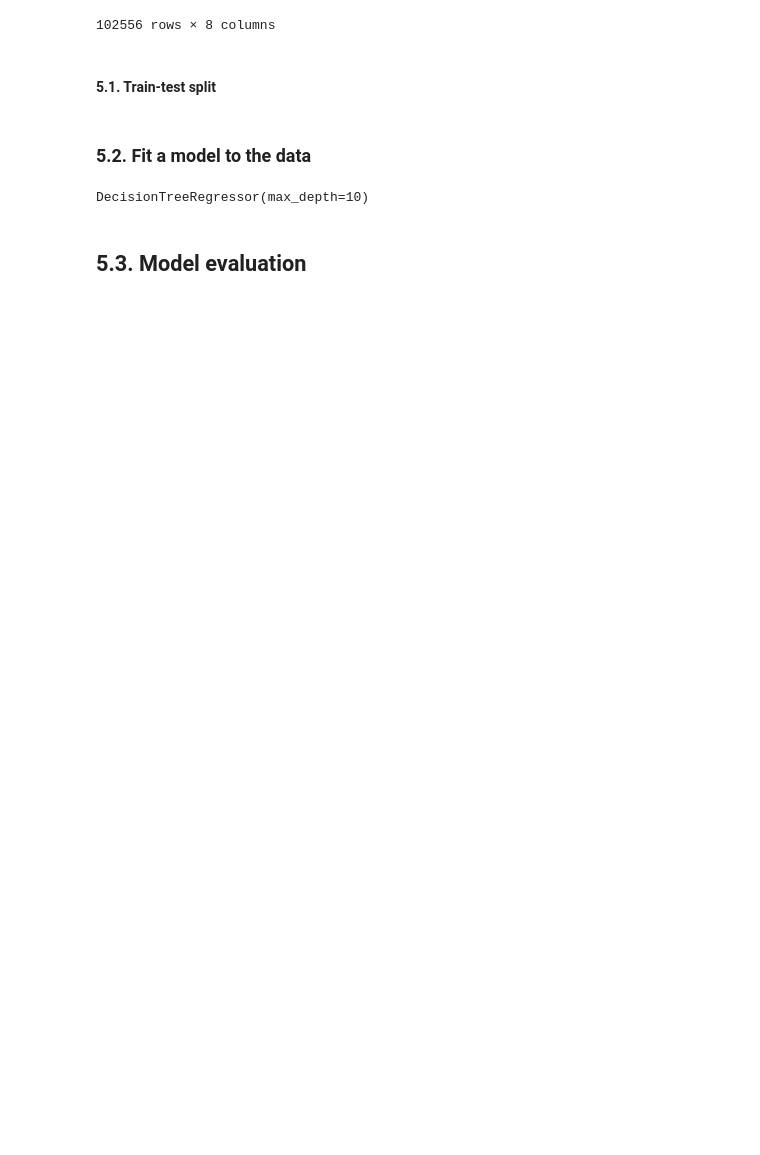
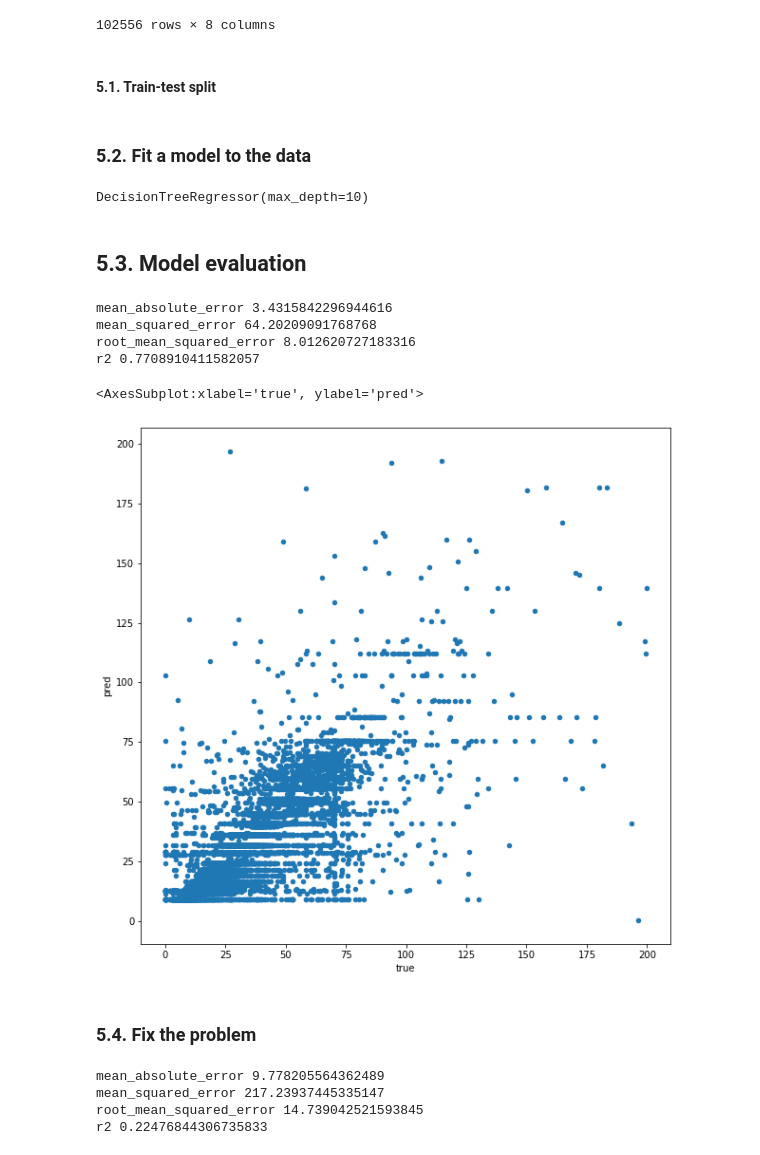
Before and after one commit to kokorie1/New-York-Taxi-Analysis, a Jupyter notebook: Presentable notebook.ipynb, the cells around one changed output. Cells and saved outputs as stored; diff of their text form; code cells hidden in the pictures; blank space fills up the shorter version.

```diff
--- a/Presentable notebook.ipynb
+++ b/Presentable notebook.ipynb
@@ -441,3 +441,37 @@ tree.fit(X_train_b, y_train_b)
 DecisionTreeRegressor(max_depth=10)
 # %% [markdown]
 ## 5.3. Model evaluation
+# %%
+#### Evaluating the metrics
+model_at_hand = tree
+
+y_pred_b = model_at_hand.predict(X_test_b)   ### using the decision tree model to predict everything that is in the dataset
+
+from math import sqrt
+from sklearn.metrics import r2_score
+from sklearn.metrics import mean_squared_error
+from sklearn.metrics import mean_absolute_error
+
+print('mean_absolute_error', mean_absolute_error(y_test_b, y_pred_b))    #### comparing the predicitions to the target value to see how good the model is.
+print('mean_squared_error', mean_squared_error(y_test_b, y_pred_b))
+print('root_mean_squared_error', sqrt(mean_squared_error(y_test_b, y_pred_b)))
+print('r2', r2_score(y_test_b, y_pred_b))
+#### The metrics are basically a way of quatifying how good or bad the model is.
+#### The mean absolute error is the difference between the prediction and the actual value. E.g if the actual value a rider paid is $20 and the model predicts $15, then the difference is $5 and is absolute because nomatter what the value is, we take the absolute value. Therefore, this predicts dataset predicts -+$3 for the dataset.
+#### The mean squared error is the difference between the actual value and the predicting followed by a squaring the value. If there is a bigger difference, it exagerates the dataset better. The bigger the error, the bigger the problem with the model. The smaller the better.
+#### Root mean square error is basically the rooted version of the squared error. This is used to check the relationship with the mean absolute error. While exagerating the higher errors, it is important to stay on the same level with the mean absolute error for easy comparison to check for big errors.
+#### r2 shows how good the model pattern fits the dataset on a 100% scale. Its between 0 - 1. If r2 is close to 1, it shows the mean value predicting is very good and 1 is perfect. Meaning the model is perfectly fitting the pattern of the dataset.
+# %% [output]
+mean_absolute_error 3.4315842296944616
+mean_squared_error 64.20209091768768
+root_mean_squared_error 8.012620727183316
+r2 0.7708910411582057
+# %%
+data = {'true': y_test_b, 'pred': y_pred_b}
+results = pd.DataFrame(data)
+
+results.plot(figsize=(10,10), kind='scatter', x='true', y='pred')
+#### From the below plot, x-axis is the true values and y-axis is the predicted values. A linear curve shows it fits perfectly. However this is not the case here although the pattern can be seen from the plot.
+# %% [output]
+<AxesSubplot:xlabel='true', ylabel='pred'>
+[figure, added]
@@ -443,0 +480,45 @@ DecisionTreeRegressor(max_depth=10)
+# %% [markdown]
+### 5.4. Fix the problem
+# %%
+from sklearn.tree import DecisionTreeRegressor
+from math import sqrt
+from sklearn.metrics import r2_score
+from sklearn.metrics import mean_squared_error
+from sklearn.metrics import mean_absolute_error
+from sklearn.model_selection import train_test_split
+categorical_features_benchmark = [
+    'PULocationID', 'transaction_month', 'transaction_day', 'transaction_hour']
+input_features_benchmark = categorical_features_benchmark
+target_feature_benchmark = 'total_amount'
+
+# Train and test split
+
+X_bench = data_for_benchmark_model[input_features_benchmark]
+y_bench = data_for_benchmark_model[target_feature_benchmark]
+
+# one-hot encode
+X_bench = pd.get_dummies(X_bench)
+
+X_train_b, X_test_b, y_train_b, y_test_b = train_test_split(
+    X_bench, y_bench, test_size=0.33, random_state=42)
+
+# Fit a model
+
+tree = DecisionTreeRegressor(max_depth=10)
+tree.fit(X_train_b, y_train_b)
+
+# Evaluate model
+model_at_hand = tree
+
+y_pred_b = model_at_hand.predict(X_test_b)
+
+
+print('mean_absolute_error', mean_absolute_error(y_test_b, y_pred_b))
+print('mean_squared_error', mean_squared_error(y_test_b, y_pred_b))
+print('root_mean_squared_error', sqrt(mean_squared_error(y_test_b, y_pred_b)))
+print('r2', r2_score(y_test_b, y_pred_b))
+# %% [output]
+mean_absolute_error 9.778205564362489
+mean_squared_error 217.23937445335147
+root_mean_squared_error 14.739042521593845
+r2 0.22476844306735833
```
Also changed, not shown: parts of 36 cells of this notebook.
